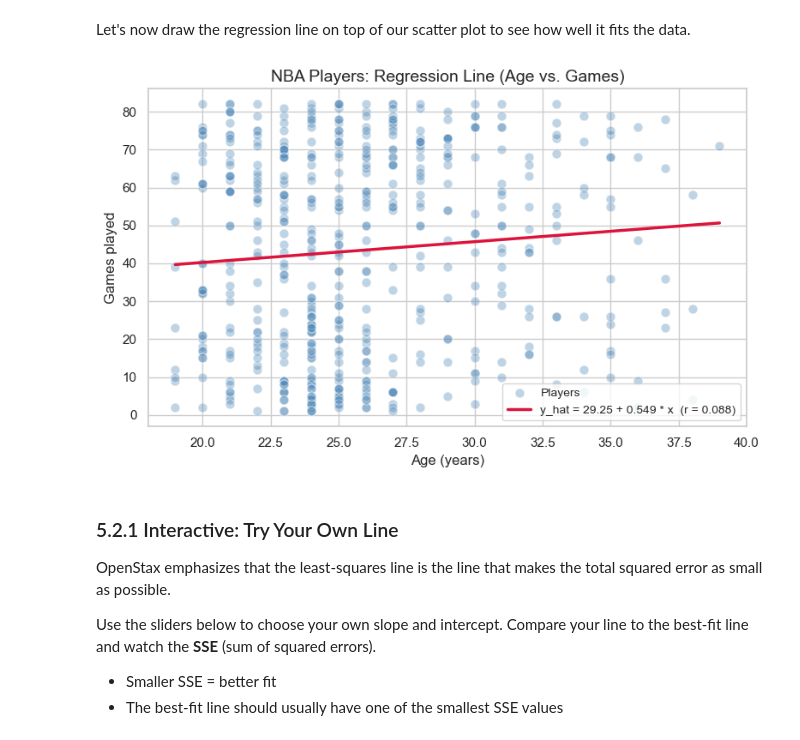
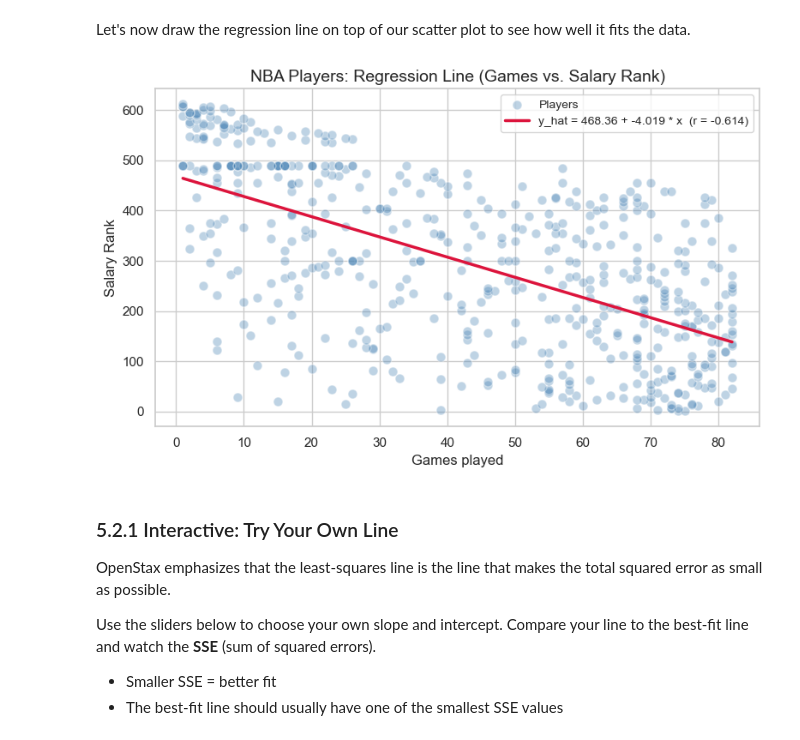
Before and after one commit to ds-modules/ecc-textbook, a Jupyter notebook: ecc-statistics/linear_regression/linear_regression_instructor.ipynb, the cells around one changed output. Saved outputs shown, nothing was run; the diff lists cells and outputs as text; code cells hidden in the pictures.

```diff
--- a/ecc-statistics/linear_regression/linear_regression_instructor.ipynb
+++ b/ecc-statistics/linear_regression/linear_regression_instructor.ipynb
@@ -291,4 +291,10 @@ There is evidence of a linear relationship between Age and games played.
 ## 5. The Regression Line
 # %% [markdown]
 ### 5.1. Slope and Intercept
+# %%
+# Sections 5–6: regression uses Games (x) vs Salary Rank (y)
+pair = nba_clean[["Games", "Salary Rank"]].dropna()
+x = pair["Games"]
+y = pair["Salary Rank"]
+r, p_value = stats.pearsonr(x, y)
 # %% [markdown]
@@ -358,23 +366,23 @@ Let's now draw the regression line on top of our scatter plot to see how well it
 # %%
 x_range = np.linspace(x.min(), x.max(), 200)
 y_hat   = a + b * x_range
 
 fig, ax = plt.subplots()
 
 ax.scatter(x, y, alpha=0.35, color="steelblue",
            edgecolors="white", s=60, label="Players")
 ax.plot(x_range, y_hat, color="crimson", linewidth=2.5,
         label=f"y_hat = {a:.2f} + {b:.3f} * x  (r = {r:.3f})")
 
-ax.set_xlabel("Age (years)", fontsize=12)
-ax.set_ylabel("Games played", fontsize=12)
-ax.set_title("NBA Players: Regression Line (Age vs. Games)", fontsize=14)
+ax.set_xlabel("Games played", fontsize=12)
+ax.set_ylabel("Salary Rank", fontsize=12)
+ax.set_title("NBA Players: Regression Line (Games vs. Salary Rank)", fontsize=14)
 ax.legend(fontsize=10)
 
 plt.tight_layout()
 plt.show()
 # %% [output]
-[figure, old version]
+[figure, new version]
 # %% [markdown]
 ### 5.2.1 Interactive: Try Your Own Line
 
```
Also changed, not shown: parts of 12 cells of this notebook, 3 other files.
